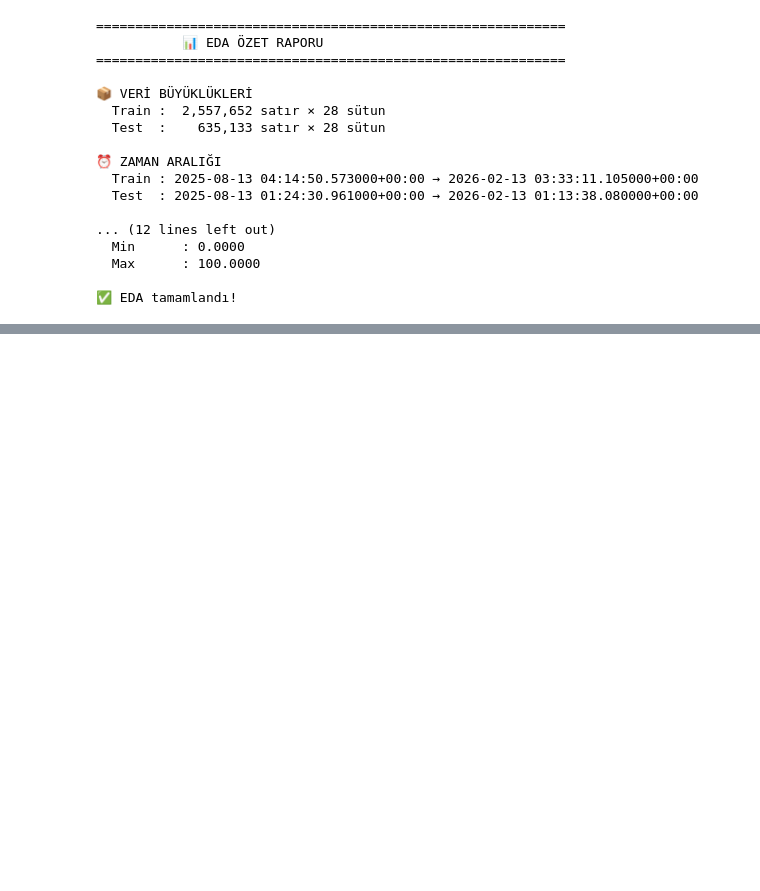
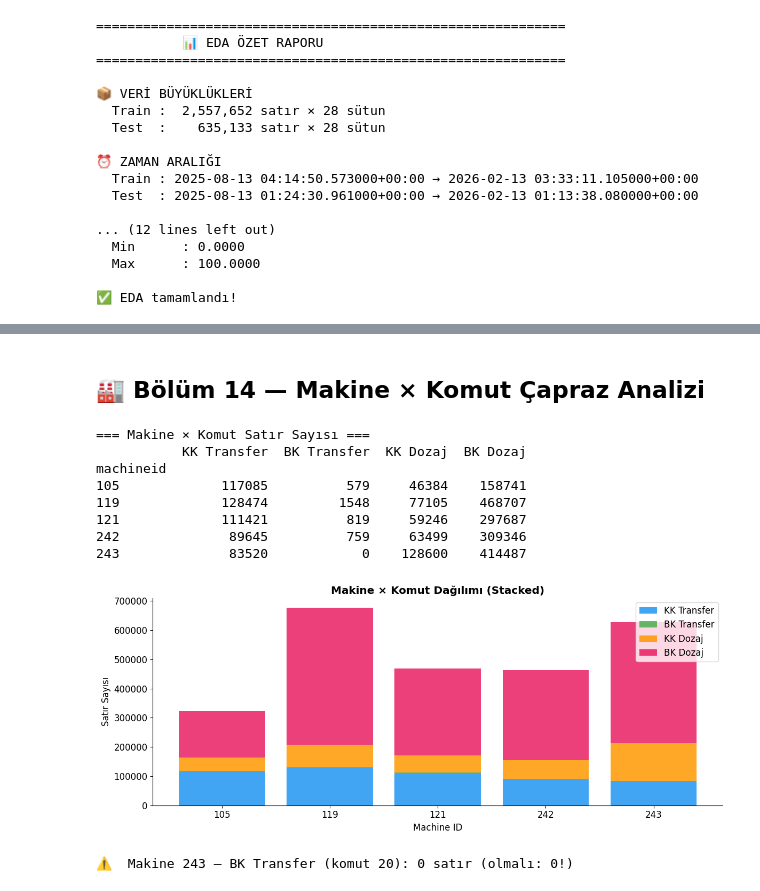
Before and after one commit to TahaSoylu44/Hacettepe-Datathon-26, a Jupyter notebook: aiclubdatathon-26/eda_analysis.ipynb, the cells around one changed output, grey strips where cells are left out. Saved outputs shown, nothing was run; the diff lists cells and outputs as text; code cells hidden in the pictures; blank space fills up the shorter version.

```diff
--- a/aiclubdatathon-26/eda_analysis.ipynb
+++ b/aiclubdatathon-26/eda_analysis.ipynb
@@ -709,0 +801,36 @@ print('\n✅ EDA tamamlandı!')
+# %% [markdown]
+## 🏭 Bölüm 14 — Makine × Komut Çapraz Analizi
+# %%
+# Makine × Komut pivot tablosu
+pivot = train.groupby(['machineid','commandno']).size().unstack(fill_value=0)
+pivot.columns = [CMD_NAMES.get(c, str(c)) for c in pivot.columns]
+print('=== Makine × Komut Satır Sayısı ===')
+print(pivot)
+
+fig, ax = plt.subplots(figsize=(12, 5))
+bottom = np.zeros(len(pivot))
+cols = list(pivot.columns)
+bar_colors = ['#2196F3','#4CAF50','#FF9800','#E91E63']
+for j, col in enumerate(cols):
+    ax.bar(pivot.index.astype(str), pivot[col], bottom=bottom,
+           label=col, color=bar_colors[j % len(bar_colors)], alpha=0.85)
+    bottom += pivot[col].values
+ax.set_title('Makine × Komut Dağılımı (Stacked)', fontweight='bold')
+ax.set_xlabel('Machine ID')
+ax.set_ylabel('Satır Sayısı')
+ax.legend(loc='upper right')
+plt.tight_layout()
+plt.savefig('machine_command_cross.png', dpi=120, bbox_inches='tight')
+plt.show()
+print('\n⚠️  Makine 243 — BK Transfer (komut 20):', (train[(train.machineid==243)&(train.commandno==20)].shape[0]), 'satır (olmalı: 0!)')
+# %% [output]
+=== Makine × Komut Satır Sayısı ===
+           KK Transfer  BK Transfer  KK Dozaj  BK Dozaj
+machineid
+105             117085          579     46384    158741
+119             128474         1548     77105    468707
+121             111421          819     59246    297687
+242              89645          759     63499    309346
+243              83520            0    128600    414487
+[figure, added]
+⚠️  Makine 243 — BK Transfer (komut 20): 0 satır (olmalı: 0!)
```
Also changed, not shown: parts of 16 cells of this notebook, 12 other files.
